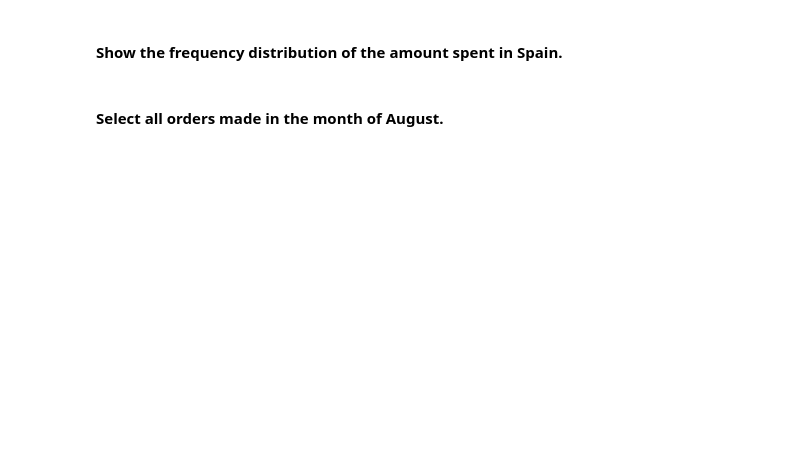
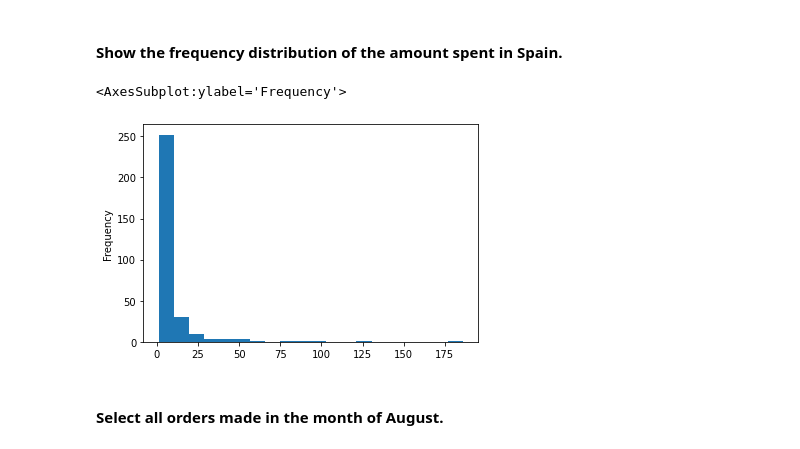
Before and after one commit to shinanna/Labs, a Jupyter notebook: Module2/Lab_10_Subsetting_and_Descriptive_Statistics/main.ipynb, the cells around one changed output. Drawn from its saved outputs; the diff is of its cells as text; code cells hidden in the pictures; blank space fills up the shorter version.

```diff
--- a/Module2/Lab_10_Subsetting_and_Descriptive_Statistics/main.ipynb
+++ b/Module2/Lab_10_Subsetting_and_Descriptive_Statistics/main.ipynb
@@ -500,2 +573,8 @@ orders[orders['Quantity']]
+# %%
+sp_as = orders[orders['Country']=='Spain']['amount_spent'].value_counts()
+sp_as.plot.hist(bins=20)
+# %% [output]
+<AxesSubplot:ylabel='Frequency'>
+[figure, added]
 # %% [markdown]
 #### Select all orders made in the month of August.
```
Also changed, not shown: parts of 28 cells of this notebook.
